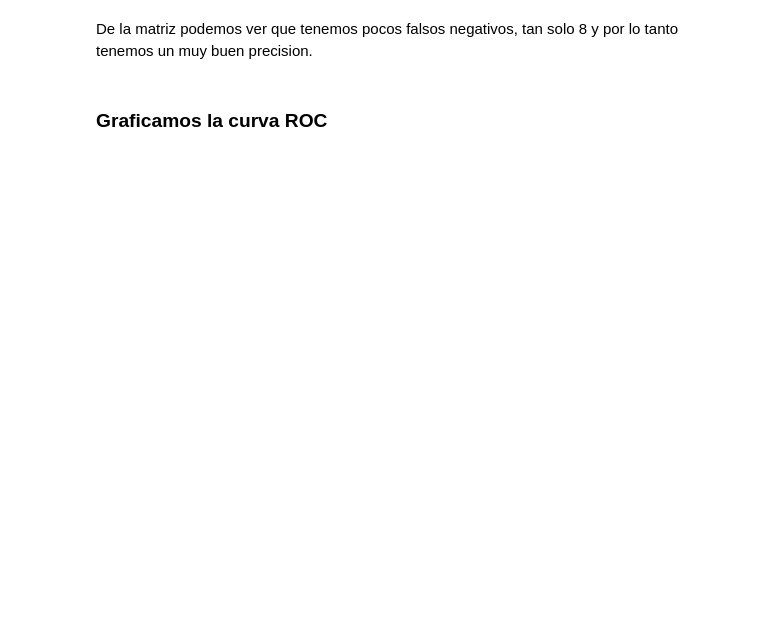
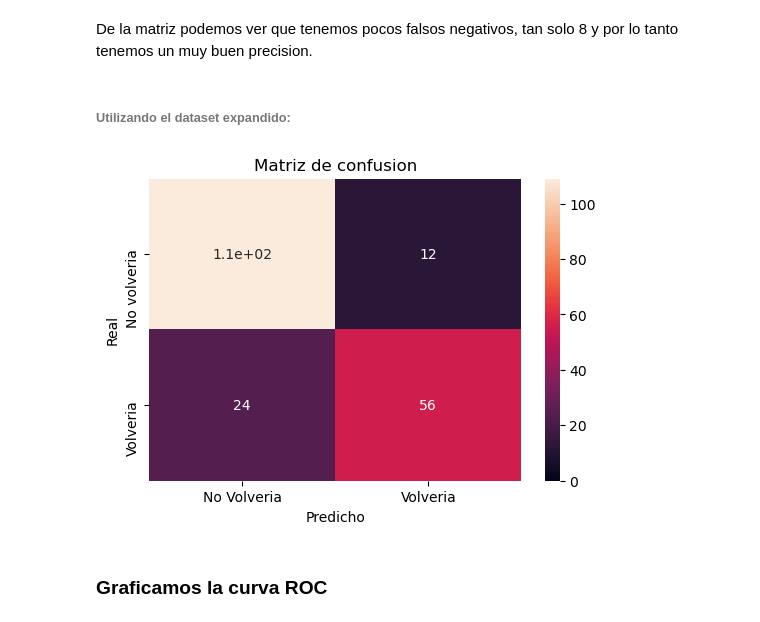
Before and after one commit to brunograssano/TP-Organizacion-de-datos, a Jupyter notebook: TP2/Boosting.ipynb, the cells around one changed output. Cells and saved outputs as stored; diff of their text form; code cells hidden in the pictures; blank space fills up the shorter version.

Commit message:
Aniado preprocessing a boosting

```diff
--- a/TP2/Boosting.ipynb
+++ b/TP2/Boosting.ipynb
@@ -96,3 +101,11 @@ X_train, X_test, y_train, y_test = train_test_split(X_b, y, test_size=0.25, rand
+# %%
+X_expandido = expansionDelDataset(X)
+
+columnas_codificables_extra = ['pago_categorizado','edades_estratificadas','categoria_invitados']
+columnas_numericas_extra = ['4_clusters','10_clusters','total_pagado']
+
+nombre_de_los_features_expandidos, X_exp  = conversionAVariablesNumericas(X_expandido,columnas_codificables_extra,columnas_numericas_extra)
+X_exp_train, X_exp_test, y_exp_train, y_exp_test = train_test_split(X_exp, y, test_size=0.25, random_state=0)
 # %% [markdown]
 ### Buscamos los mejores parámetros
 # %%
@@ -105,0 +121,2 @@ print(f"El mejor criterio encontrado que maximiza el AUC fue: {mejor_criterio}")
+# %%
+mejor_valor_exp, mejor_fc_perdida_exp, mejor_lr_exp, mejor_cantidad_estimadores_exp, mejor_criterio_exp = obtenerMejoresParametros(X_exp)
@@ -112,0 +155,3 @@ print(classification_report(y_test, y_pred, target_names=['No vuelve','Vuelve'])
+# %%
+boosting_exp = GradientBoostingClassifier(loss=mejor_fc_perdida_exp, learning_rate=mejor_lr_exp, n_estimators=mejor_cantidad_estimadores_exp, criterion=mejor_criterio_exp)
+boosting_exp.fit(X_exp_train, y_exp_train)
@@ -112,0 +160,2 @@ print(classification_report(y_test, y_pred, target_names=['No vuelve','Vuelve'])
+# %%
+y_exp_pred = boosting_exp.predict(X_exp_test)
@@ -117,5 +179,11 @@ mostrarMatrizDeConfusion(y_pred, y_test)
 # %% [markdown]
 De la matriz podemos ver que tenemos pocos falsos negativos, tan solo 8 y por lo tanto tenemos un muy buen precision.
+# %% [markdown]
+###### Utilizando  el dataset expandido:
+# %%
+mostrarMatrizDeConfusion(y_exp_pred, y_exp_test)
+# %% [output]
+[figure, added]
 # %% [markdown]
 ### Graficamos la curva ROC
 # %%
```
Also changed, not shown: parts of 22 cells of this notebook, 1 other file.
